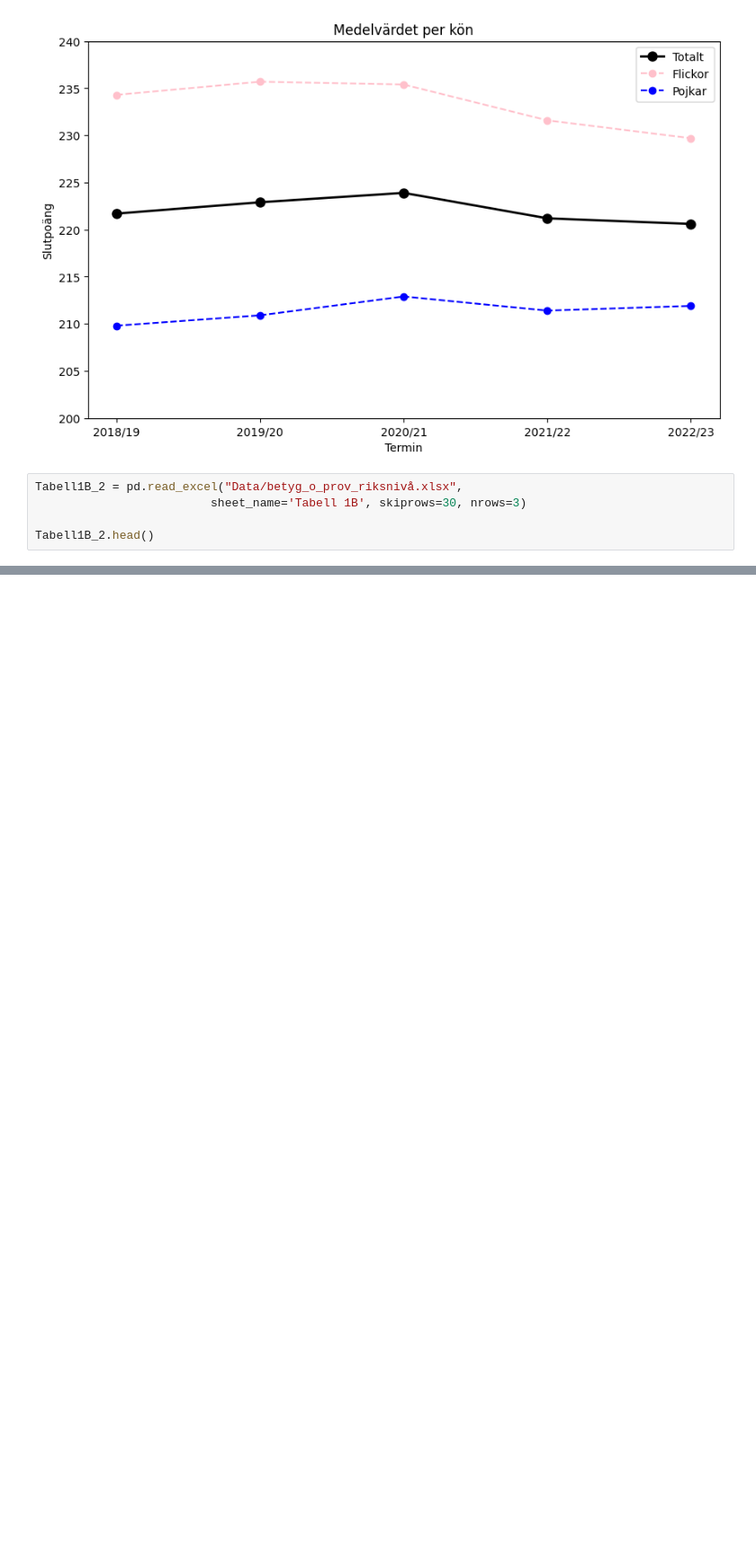
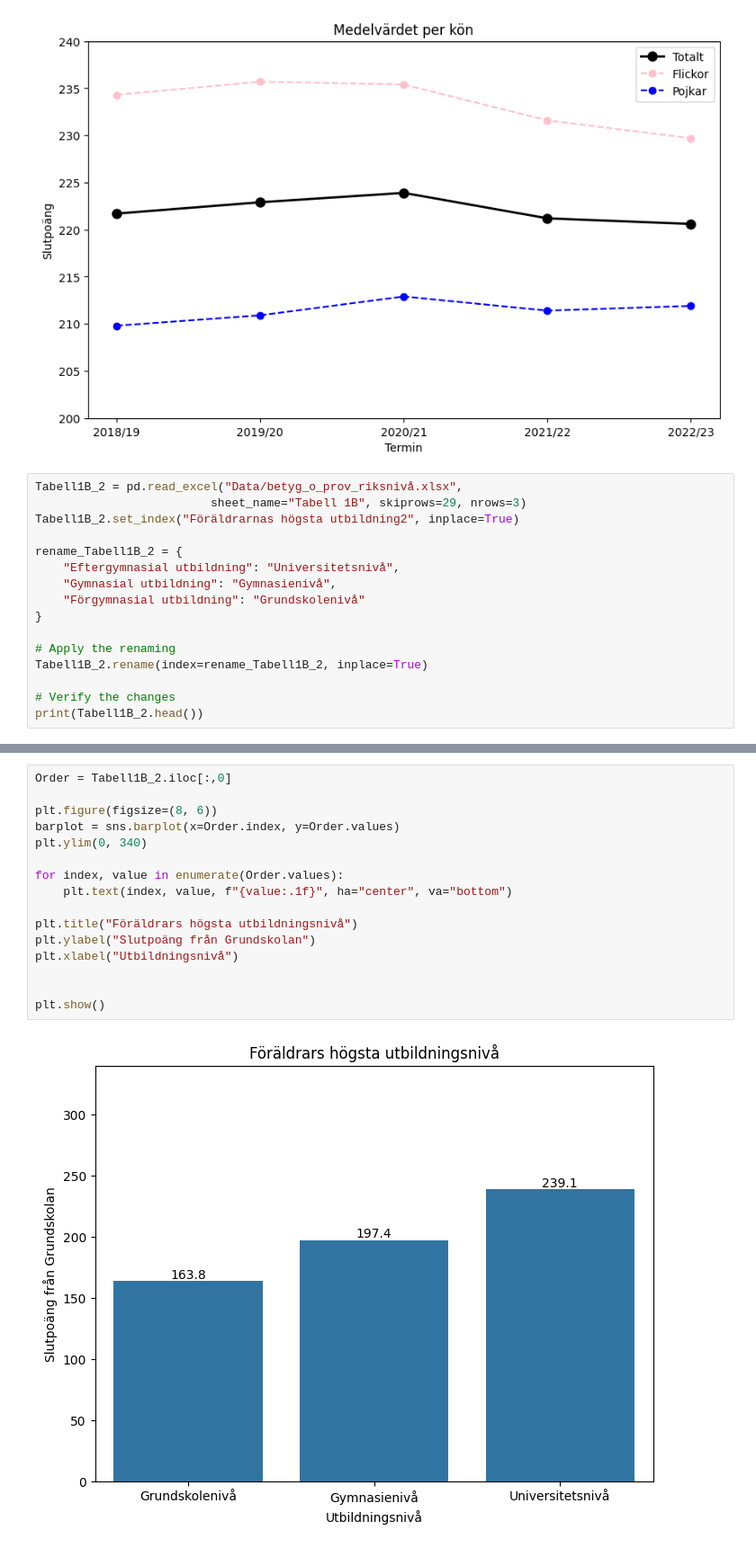
Before and after one commit to Lyceriuss/Python-Henrik-Pedersen-OPA2023, a Jupyter notebook: Lab2/Labb2.ipynb, the cells around one changed output, grey strips where cells are left out. Shown at 90% size. Drawn from its saved outputs; the diff is of its cells as text; blank space fills up the shorter version.

```diff
--- a/Lab2/Labb2.ipynb
+++ b/Lab2/Labb2.ipynb
@@ -284,7 +322,18 @@ plt.show()
 [figure]
 # %%
 Tabell1B_2 = pd.read_excel("Data/betyg_o_prov_riksnivå.xlsx",
-                         sheet_name='Tabell 1B', skiprows=30, nrows=3)
+                         sheet_name="Tabell 1B", skiprows=29, nrows=3)
+Tabell1B_2.set_index("Föräldrarnas högsta utbildning2", inplace=True)
 
-Tabell1B_2.head()
+rename_Tabell1B_2 = {
+    "Eftergymnasial utbildning": "Universitetsnivå",
+    "Gymnasial utbildning": "Gymnasienivå",
+    "Förgymnasial utbildning": "Grundskolenivå"
+}
+
+# Apply the renaming
+Tabell1B_2.rename(index=rename_Tabell1B_2, inplace=True)
+
+# Verify the changes
+print(Tabell1B_2.head())
 # %% [output]
@@ -294,0 +357,18 @@ Tabell1B_2.head()
+# %%
+Order = Tabell1B_2.iloc[:,0]
+
+plt.figure(figsize=(8, 6))
+barplot = sns.barplot(x=Order.index, y=Order.values)
+plt.ylim(0, 340)
+
+for index, value in enumerate(Order.values):
+    plt.text(index, value, f"{value:.1f}", ha="center", va="bottom")
+
+plt.title("Föräldrars högsta utbildningsnivå")
+plt.ylabel("Slutpoäng från Grundskolan")
+plt.xlabel("Utbildningsnivå")
+
+
+plt.show()
+# %% [output]
+[figure, added]
```
Also changed, not shown: parts of 5 cells of this notebook, 2 other files.
